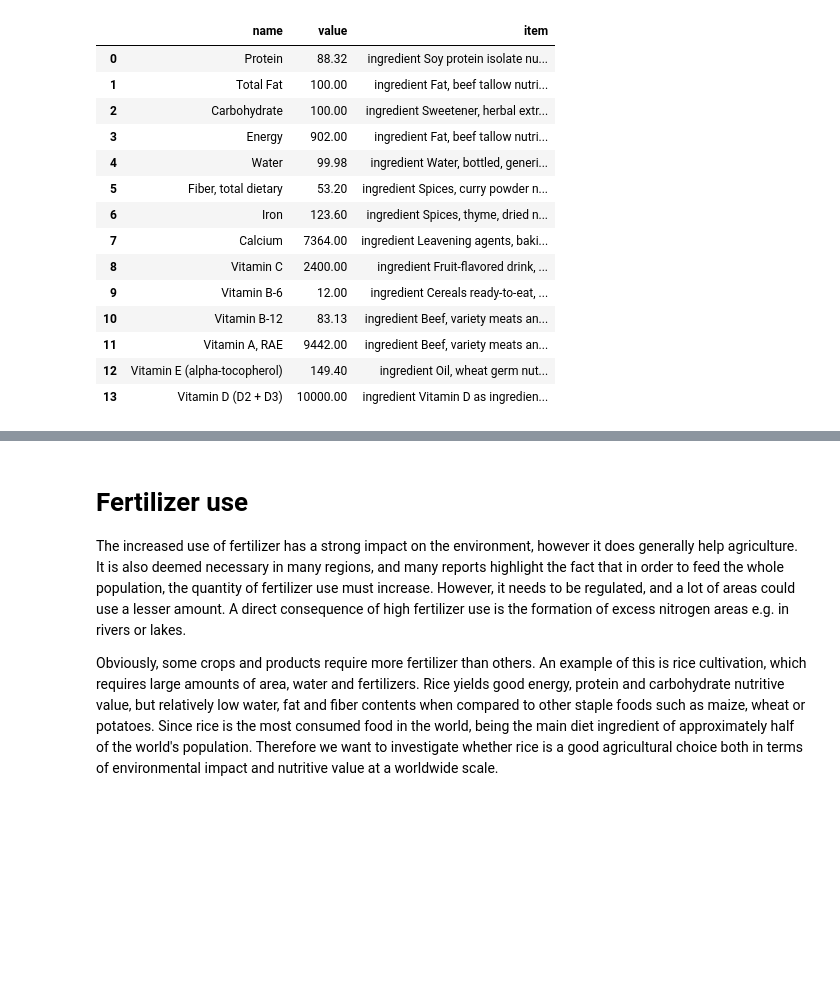
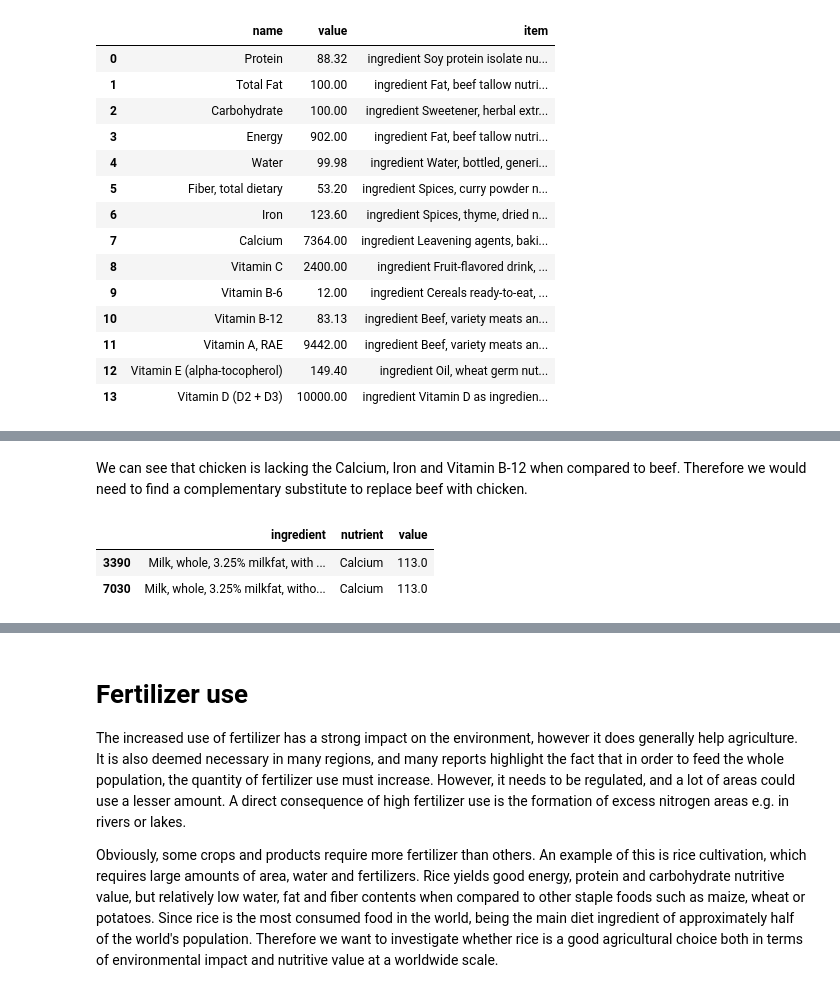
Before and after one commit to ChatPerche/ADA_Project, a Jupyter notebook: notebooks/nutrient_explanation.ipynb, the cells around one changed output, grey strips where cells are left out. Cells and saved outputs as stored; diff of their text form; code cells hidden in the pictures; blank space fills up the shorter version.

```diff
--- a/notebooks/nutrient_explanation.ipynb
+++ b/notebooks/nutrient_explanation.ipynb
@@ -175,0 +186,8 @@ df
+# %% [markdown]
+We can see that chicken is lacking the Calcium, Iron and Vitamin B-12 when compared to beef. Therefore we would need to find a complementary substitute to replace beef with chicken.
+# %%
+food_nutrient[(food_nutrient.ingredient.str.contains("Milk, whole"))&(food_nutrient.nutrient.str.contains("Calcium"))]
+# %% [output]
+|  | ingredient | nutrient | value |
+| 3390 | Milk, whole, 3.25% milkfat, with ... | Calcium | 113.0 |
+| 7030 | Milk, whole, 3.25% milkfat, witho... | Calcium | 113.0 |
```
Also changed, not shown: parts of 16 cells of this notebook.
